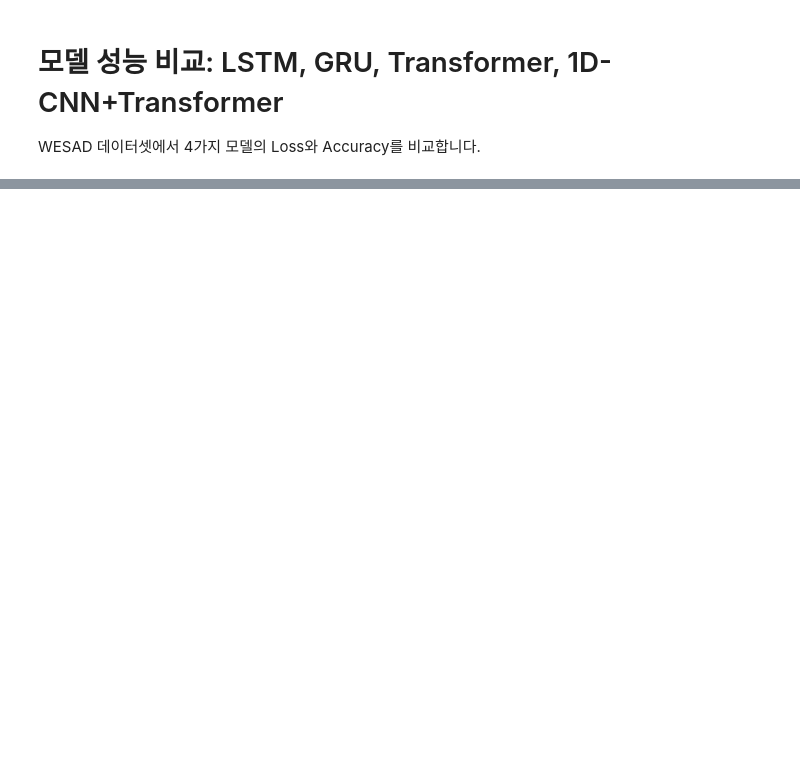
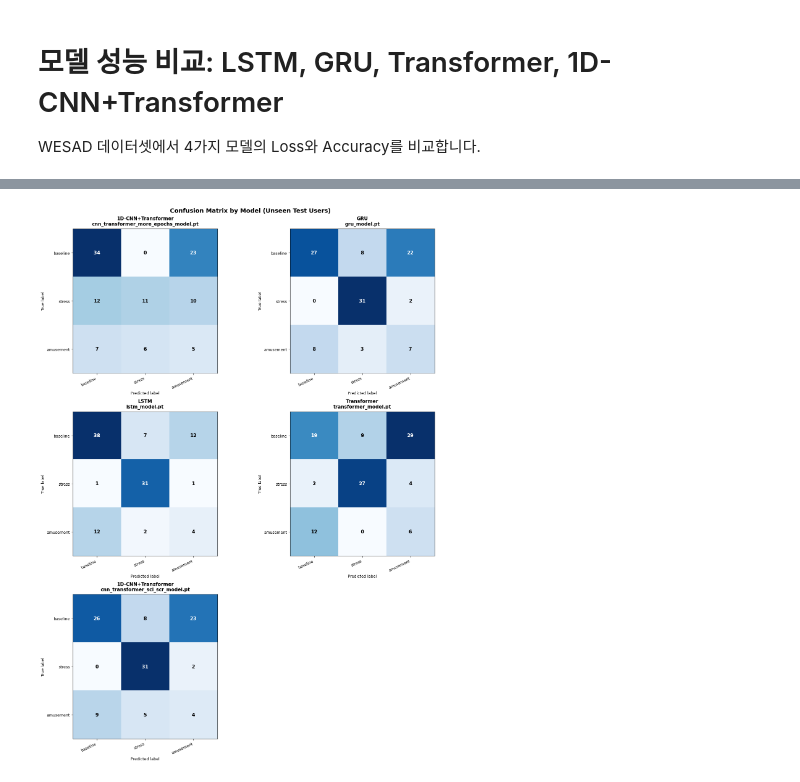
Before and after one commit to binghin2/Research, a Jupyter notebook: WESAD_classification/Training/Accuracy_comparison.ipynb, the cells around one changed output, grey strips where cells are left out. Cells and saved outputs as stored; diff of their text form; code cells hidden in the pictures; blank space fills up the shorter version.

```diff
--- a/WESAD_classification/Training/Accuracy_comparison.ipynb
+++ b/WESAD_classification/Training/Accuracy_comparison.ipynb
@@ -362,0 +849,48 @@ plt.show()
+# %%
+# Confusion Matrix 4개 자동 시각화 (모델별 오분류 패턴 비교)
+if 'cm_results' not in globals() or len(cm_results) == 0:
+    raise RuntimeError('먼저 이전 셀(클래스별 F1/Recall 비교 셀)을 실행하세요.')
+
+n_models = len(cm_results)
+n_cols = 2
+n_rows = int(np.ceil(n_models / n_cols))
+
+fig, axes = plt.subplots(n_rows, n_cols, figsize=(14, 6 * n_rows), constrained_layout=True)
+if isinstance(axes, np.ndarray):
+    axes = axes.reshape(-1)
+else:
+    axes = np.array([axes])
+
+for idx, item in enumerate(cm_results):
+    ax = axes[idx]
+    cm = item['cm']
+    model_name = item['Model']
+
+    # 패널별로 독립적으로 렌더링 (공용 colorbar 제거)
+    ax.imshow(cm, interpolation='nearest', cmap='Blues')
+    ax.set_title(f'{model_name}\n{item["Checkpoint"]}', fontsize=11, fontweight='bold', pad=8)
+    ax.set_xlabel('Predicted label', fontsize=9)
+    ax.set_ylabel('True label', fontsize=9)
+    ax.set_xticks(np.arange(len(CLASS_NAMES)))
+    ax.set_yticks(np.arange(len(CLASS_NAMES)))
+    ax.set_xticklabels(CLASS_NAMES, rotation=25, ha='right', fontsize=9)
+    ax.set_yticklabels(CLASS_NAMES, fontsize=9)
+
+    thresh = cm.max() / 2.0 if cm.max() > 0 else 0.5
+    for i in range(cm.shape[0]):
+        for j in range(cm.shape[1]):
+            ax.text(
+                j, i, f'{cm[i, j]}',
+                ha='center', va='center',
+                color='white' if cm[i, j] > thresh else 'black',
+                fontsize=11, fontweight='bold'
+            )
+
+# 남는 subplot 숨기기
+for k in range(n_models, len(axes)):
+    axes[k].axis('off')
+
+fig.suptitle('Confusion Matrix by Model (Unseen Test Users)', fontsize=14, fontweight='bold')
+plt.show()
+# %% [output]
+[figure, added]
```
Also changed, not shown: parts of 14 cells of this notebook, 20 other files.
